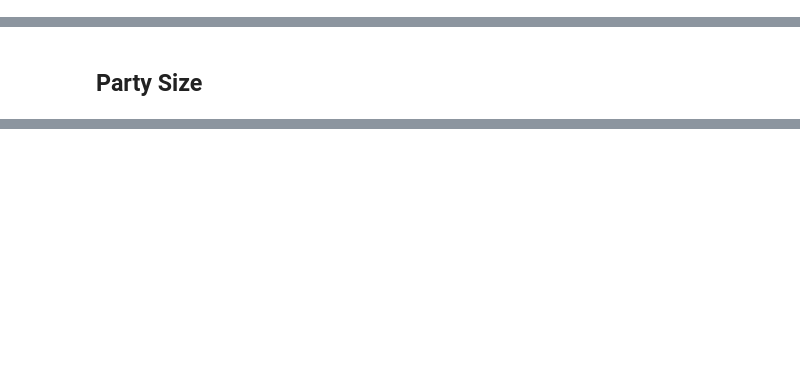
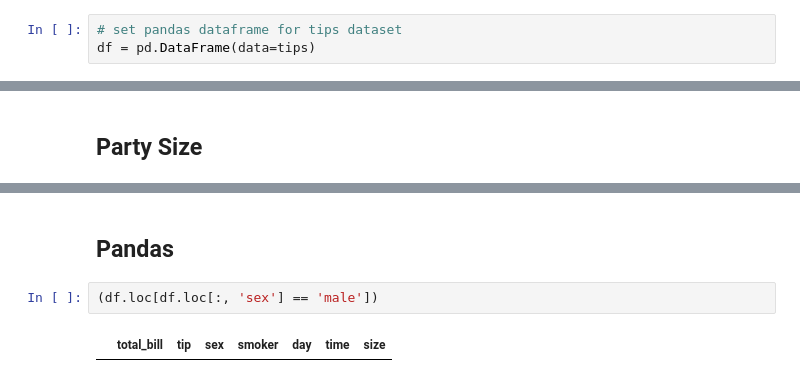
Before and after one commit to ANihill/Fundamentals-Assessment, a Jupyter notebook: Fundamentals of Data Analytics - Assessment.ipynb, the cells around one changed output, grey strips where cells are left out. Drawn from its saved outputs; the diff is of its cells as text; blank space fills up the shorter version.

```diff
--- a/Fundamentals of Data Analytics - Assessment.ipynb
+++ b/Fundamentals of Data Analytics - Assessment.ipynb
@@ -10,6 +10,9 @@ import seaborn as sns
 # %%
 # import tips dataset from seaborn
 tips = sns.load_dataset("tips")
+# %%
+# set pandas dataframe for tips dataset
+df = pd.DataFrame(data=tips)
 # %%
 sns.set(color_codes=True)
 # %% [markdown]
@@ -98,0 +114,6 @@ sns.pairplot(tips);
+# %% [markdown]
+## Pandas
+# %%
+(df.loc[df.loc[:, 'sex'] == 'male'])
+# %% [output]
+|  | total_bill | tip | sex | smoker | day | time | size |
```
Also changed, not shown: parts of 7 cells of this notebook.
